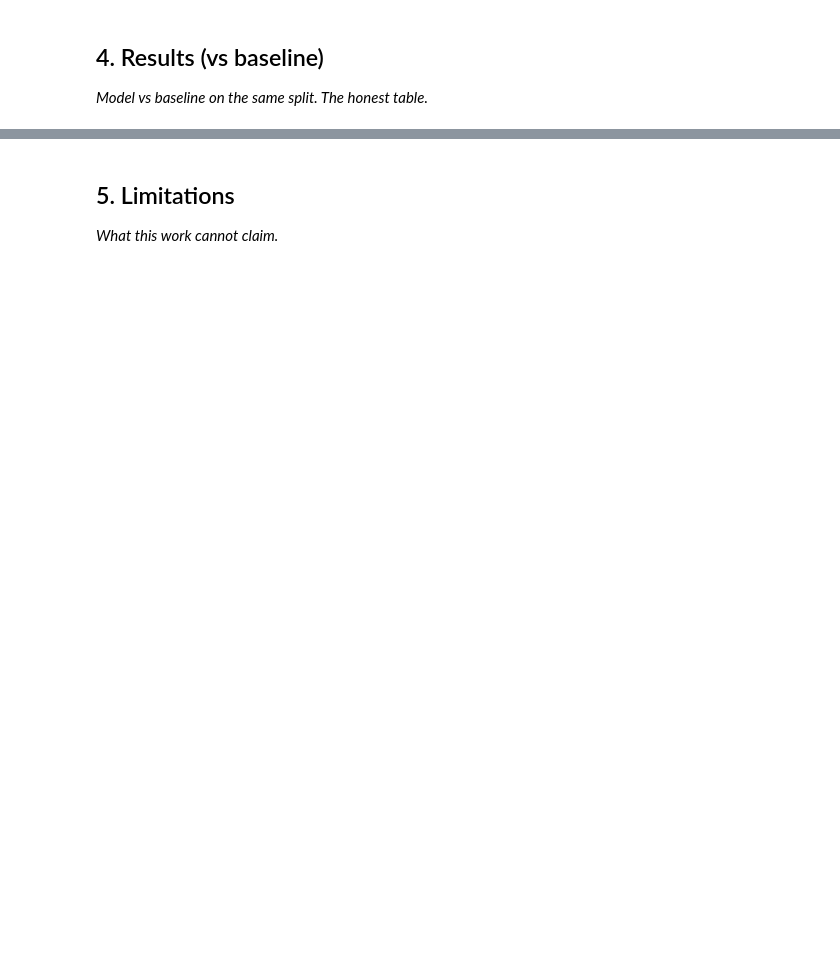
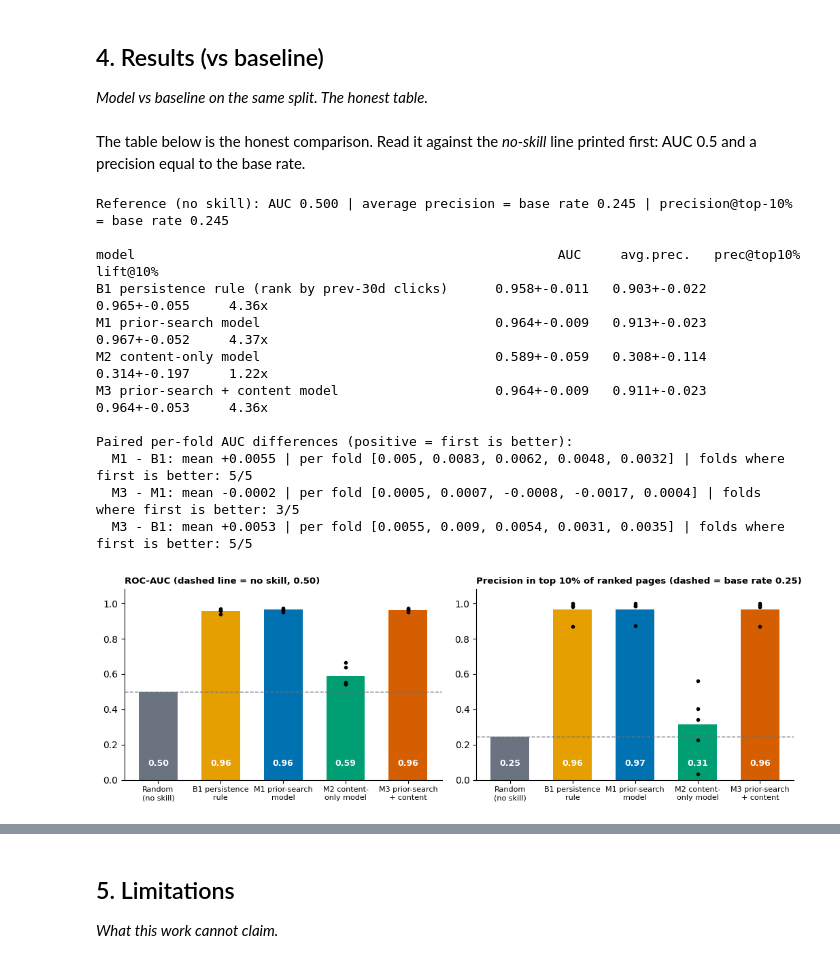
Before and after one commit to alemjarebica-cloud/ML-flyrank-AlemJ, a Jupyter notebook: work/notebooks/capstone.ipynb, the cells around one changed output, grey strips where cells are left out. Saved outputs shown, nothing was run; the diff lists cells and outputs as text; code cells hidden in the pictures; blank space fills up the shorter version.

```diff
--- a/work/notebooks/capstone.ipynb
+++ b/work/notebooks/capstone.ipynb
@@ -36,0 +277,76 @@ This skeleton is yours to fill. Work the sections **in order** — each one has
+# %% [markdown]
+The table below is the honest comparison. Read it against the *no-skill* line printed first: AUC 0.5 and a precision equal to the base rate.
+# %%
+# This cell is for CODE (numbers, a query, a check).
+# Write your text answer in the cell ABOVE this one — typing sentences here breaks Run All.
+# Model vs baselines on the SAME grouped split
+persist_score = el["clicks_prev_30d"] + el["impressions_prev_30d"] * 1e-9   # tie-break by impressions
+res = {
+    "B1 persistence rule (rank by prev-30d clicks)": cv_rule(persist_score),
+    "M1 prior-search model": cv_model(PRIOR_FEATS),
+    "M2 content-only model": cv_model(CONTENT_FEATS),
+    "M3 prior-search + content model": cv_model(FULL_FEATS),
+}
+
+def summarize(folds, key):
+    v = np.array([f[key] for f in folds])
+    return v.mean(), v.std(ddof=1)
+
+base_mean = np.mean([f["base"] for f in res["M3 prior-search + content model"]])
+print(f"Reference (no skill): AUC 0.500 | average precision = base rate {base_mean:.3f} | precision@top-10% = base rate {base_mean:.3f}")
+print()
+print(f"{'model':<48}{'AUC':>14}{'avg.prec.':>14}{'prec@top10%':>14}{'lift@10%':>10}")
+for name, folds in res.items():
+    a, asd = summarize(folds, "auc"); p, psd = summarize(folds, "ap"); q, qsd = summarize(folds, "p10"); l, _ = summarize(folds, "lift10")
+    print(f"{name:<48}{a:>8.3f}+-{asd:.3f}{p:>8.3f}+-{psd:.3f}{q:>8.3f}+-{qsd:.3f}{l:>9.2f}x")
+
+def paired(a, b, key="auc"):
+    d = np.array([x[key] for x in res[a]]) - np.array([x[key] for x in res[b]])
+    return d
+B1, M1, M2, M3 = list(res.keys())
+print()
+print("Paired per-fold AUC differences (positive = first is better):")
+for a, b in [(M1, B1), (M3, M1), (M3, B1)]:
+    d = paired(a, b)
+    print(f"  {a[:2]} - {b[:2]}: mean {d.mean():+.4f} | per fold {np.round(d, 4).tolist()} | folds where first is better: {(d > 0).sum()}/5")
+
+RESULTS["models"] = {k[:2]: {"name": k,
+                             "auc": [f["auc"] for f in v], "ap": [f["ap"] for f in v],
+                             "p10": [f["p10"] for f in v], "lift10": [f["lift10"] for f in v],
+                             "base": [f["base"] for f in v]} for k, v in res.items()}
+
+# Figure 1 - model comparison
+fig, ax = plt.subplots(1, 2, figsize=(10.5, 3.6))
+labels = ["Random\n(no skill)", "B1 persistence\nrule", "M1 prior-search\nmodel", "M2 content-\nonly model", "M3 prior-search\n+ content"]
+colors = [GREY, ORANGE, BLUE, GREEN, RED]
+auc_means = [0.5] + [summarize(res[k], "auc")[0] for k in res]
+p_means = [base_mean] + [summarize(res[k], "p10")[0] for k in res]
+for a, vals, ttl, ref in [(ax[0], auc_means, "ROC-AUC (dashed line = no skill, 0.50)", 0.5),
+                          (ax[1], p_means, f"Precision in top 10% of ranked pages (dashed = base rate {base_mean:.2f})", base_mean)]:
+    a.bar(range(5), vals, color=colors, width=0.62)
+    a.axhline(ref, color=GREY, ls="--", lw=1)
+    a.set_xticks(range(5)); a.set_xticklabels(labels, fontsize=8)
+    a.set_title(ttl, fontsize=9.5, loc="left")
+    for i, v in enumerate(vals):
+        a.text(i, 0.08, f"{v:.2f}", ha="center", fontsize=9, color="white", fontweight="bold")
+    a.set_ylim(0, 1.08)
+for i, k in enumerate(res):
+    ax[0].scatter([i + 1] * 5, [f["auc"] for f in res[k]], color="black", s=9, zorder=3)
+    ax[1].scatter([i + 1] * 5, [f["p10"] for f in res[k]], color="black", s=9, zorder=3)
+fig.tight_layout()
+fig.savefig(f"{FIG_DIR}/fig1_model_comparison.png", dpi=160, bbox_inches="tight", facecolor="white")
+plt.show()
+# %% [output]
+Reference (no skill): AUC 0.500 | average precision = base rate 0.245 | precision@top-10% = base rate 0.245
+
+model                                                      AUC     avg.prec.   prec@top10%  lift@10%
+B1 persistence rule (rank by prev-30d clicks)      0.958+-0.011   0.903+-0.022   0.965+-0.055     4.36x
+M1 prior-search model                              0.964+-0.009   0.913+-0.023   0.967+-0.052     4.37x
+M2 content-only model                              0.589+-0.059   0.308+-0.114   0.314+-0.197     1.22x
+M3 prior-search + content model                    0.964+-0.009   0.911+-0.023   0.964+-0.053     4.36x
+
+Paired per-fold AUC differences (positive = first is better):
+  M1 - B1: mean +0.0055 | per fold [0.005, 0.0083, 0.0062, 0.0048, 0.0032] | folds where first is better: 5/5
+  M3 - M1: mean -0.0002 | per fold [0.0005, 0.0007, -0.0008, -0.0017, 0.0004] | folds where first is better: 3/5
+  M3 - B1: mean +0.0053 | per fold [0.0055, 0.009, 0.0054, 0.0031, 0.0035] | folds where first is better: 5/5
+[figure, added]
```
Also changed, not shown: parts of 25 cells of this notebook.
